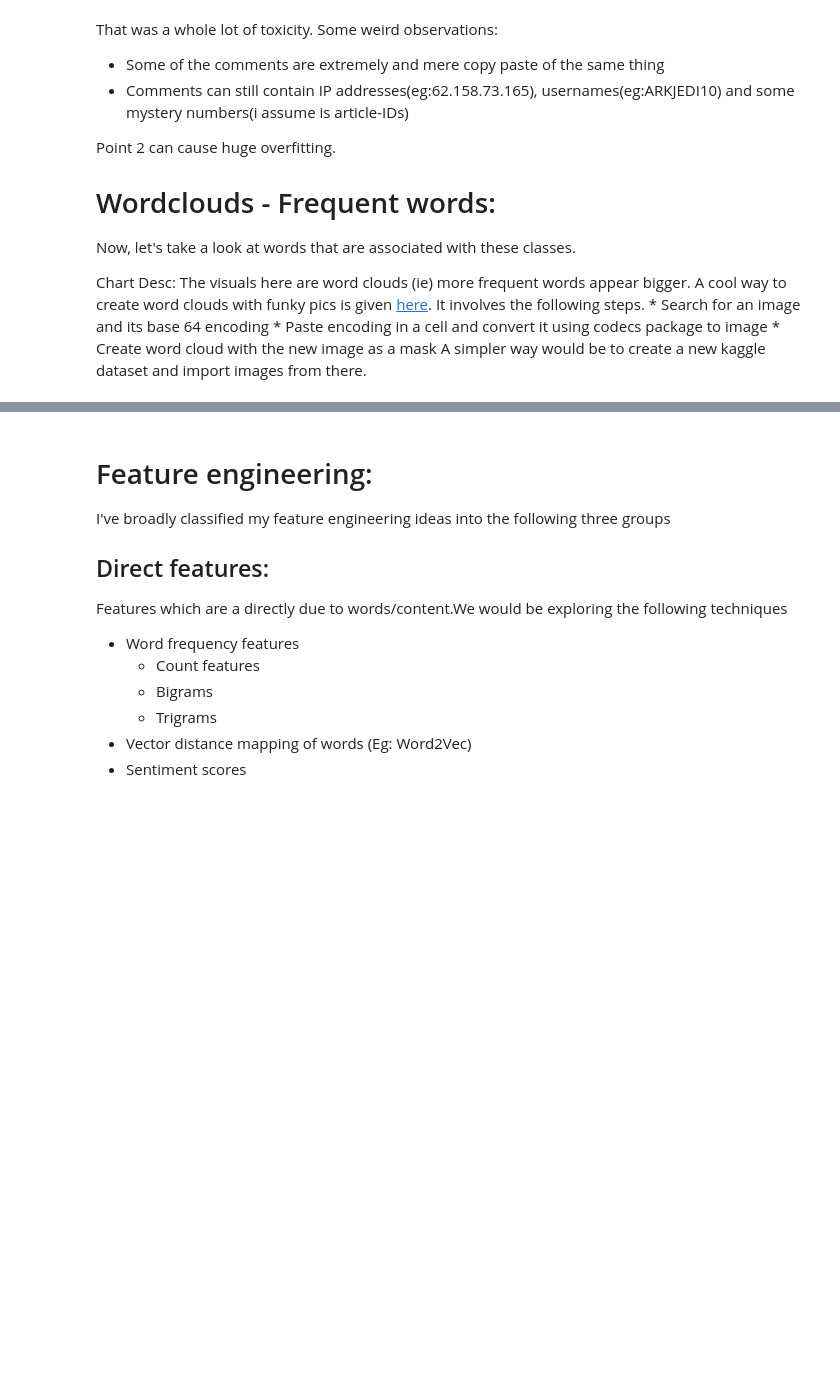
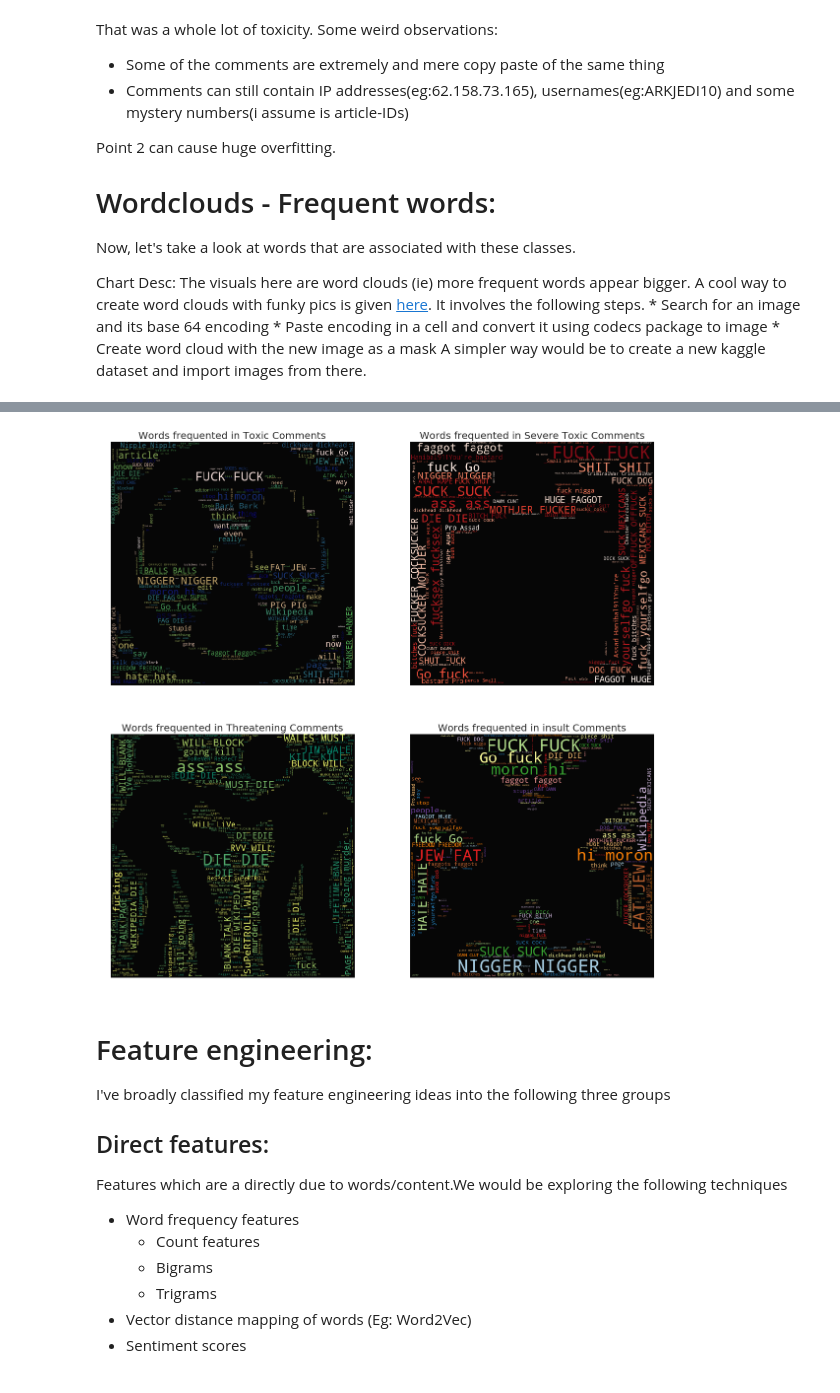
Before and after one commit to chandangope/w266-finalproject, a Jupyter notebook: EDA.ipynb, the cells around one changed output, grey strips where cells are left out. Saved outputs shown, nothing was run; the diff lists cells and outputs as text; code cells hidden in the pictures; blank space fills up the shorter version.

```diff
--- a/EDA.ipynb
+++ b/EDA.ipynb
@@ -318,5 +409,5 @@ plt.show()
 # %%
-toxic_mask=np.array(Image.open("../input/imagesforkernal/toxic-sign.png"))
+toxic_mask=np.array(Image.open("/home/deng_bobby/w266-data/toxic-sign.png"))
 toxic_mask=toxic_mask[:,:,1]
 #wordcloud for clean comments
 subset=train[train.toxic==1]
@@ -331,41 +422,43 @@ plt.imshow(wc.recolor(colormap= 'gist_earth' , random_state=244), alpha=0.98)
 
 #Severely toxic comments
 plt.subplot(222)
-severe_toxic_mask=np.array(Image.open("../input/imagesforkernal/bomb.png"))
+severe_toxic_mask=np.array(Image.open("/home/deng_bobby/w266-data/bomb.png"))
 severe_toxic_mask=severe_toxic_mask[:,:,1]
 subset=train[train.severe_toxic==1]
 text=subset.comment_text.values
 wc= WordCloud(background_color="black",max_words=2000,mask=severe_toxic_mask,stopwords=stopword)
 wc.generate(" ".join(text))
 plt.axis("off")
 plt.title("Words frequented in Severe Toxic Comments", fontsize=20)
 plt.imshow(wc.recolor(colormap= 'Reds' , random_state=244), alpha=0.98)
 
 #Threat comments
 plt.subplot(223)
-threat_mask=np.array(Image.open("../input/imagesforkernal/anger.png"))
+threat_mask=np.array(Image.open("/home/deng_bobby/w266-data/anger.png"))
 threat_mask=threat_mask[:,:,1]
 subset=train[train.threat==1]
 text=subset.comment_text.values
 wc= WordCloud(background_color="black",max_words=2000,mask=threat_mask,stopwords=stopword)
 wc.generate(" ".join(text))
 plt.axis("off")
 plt.title("Words frequented in Threatening Comments", fontsize=20)
 plt.imshow(wc.recolor(colormap= 'summer' , random_state=2534), alpha=0.98)
 
 #insult
 plt.subplot(224)
-insult_mask=np.array(Image.open("../input/imagesforkernal/swords.png"))
+insult_mask=np.array(Image.open("/home/deng_bobby/w266-data/swords.png"))
 insult_mask=insult_mask[:,:,1]
 subset=train[train.insult==1]
 text=subset.comment_text.values
 wc= WordCloud(background_color="black",max_words=2000,mask=insult_mask,stopwords=stopword)
 wc.generate(" ".join(text))
 plt.axis("off")
 plt.title("Words frequented in insult Comments", fontsize=20)
 plt.imshow(wc.recolor(colormap= 'Paired_r' , random_state=244), alpha=0.98)
 
 plt.show()
+# %% [output]
+[figure, added]
 # %% [markdown]
 # Feature engineering:
 I've broadly classified my feature engineering ideas into the following three groups
```
Also changed, not shown: parts of 52 cells of this notebook, 2 other files.
